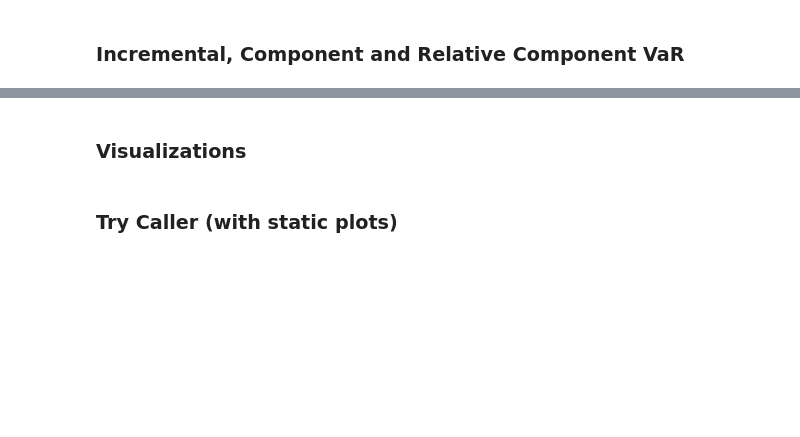
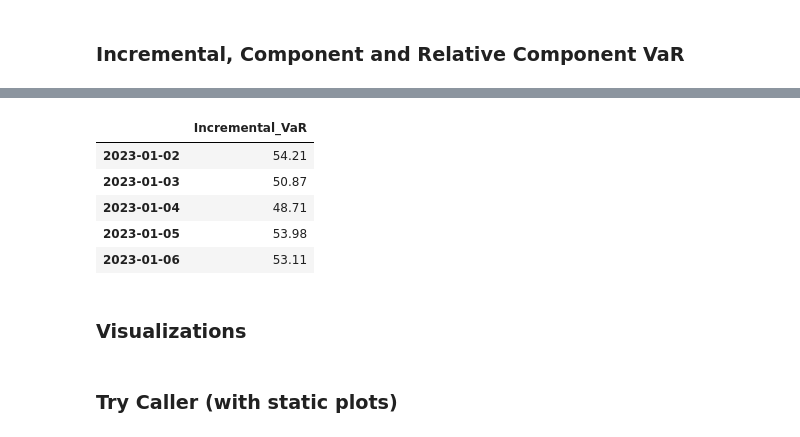
Before and after one commit to Alessandro-Dodon/pyvar, a Jupyter notebook: Functions/TestPortfolios.ipynb, the cells around one changed output, grey strips where cells are left out. Cells and saved outputs as stored; diff of their text form; code cells hidden in the pictures; blank space fills up the shorter version.

```diff
--- a/Functions/TestPortfolios.ipynb
+++ b/Functions/TestPortfolios.ipynb
@@ -170,3 +98,22 @@ print(check_df)
+# %%
+# Define change in position
+change_vector = [0, 100, 0, 0, 0, 0, 0]  # Increase Asset_B by 100 units
+
+# Compute and display Incremental VaR
+ivar_series = pv.incremental_var(
+    position_data=position_data,
+    change_vector=change_vector,
+    confidence_level=0.99,
+    holding_period=1,
+    display_table=True
+)
+# %% [output]
+|  | Incremental_VaR |
+| 2023-01-02 | 54.21 |
+| 2023-01-03 | 50.87 |
+| 2023-01-04 | 48.71 |
+| 2023-01-05 | 53.98 |
+| 2023-01-06 | 53.11 |
 # %% [markdown]
 ### Visualizations
 # %%
```
Also changed, not shown: parts of 11 cells of this notebook, 7 other files.
